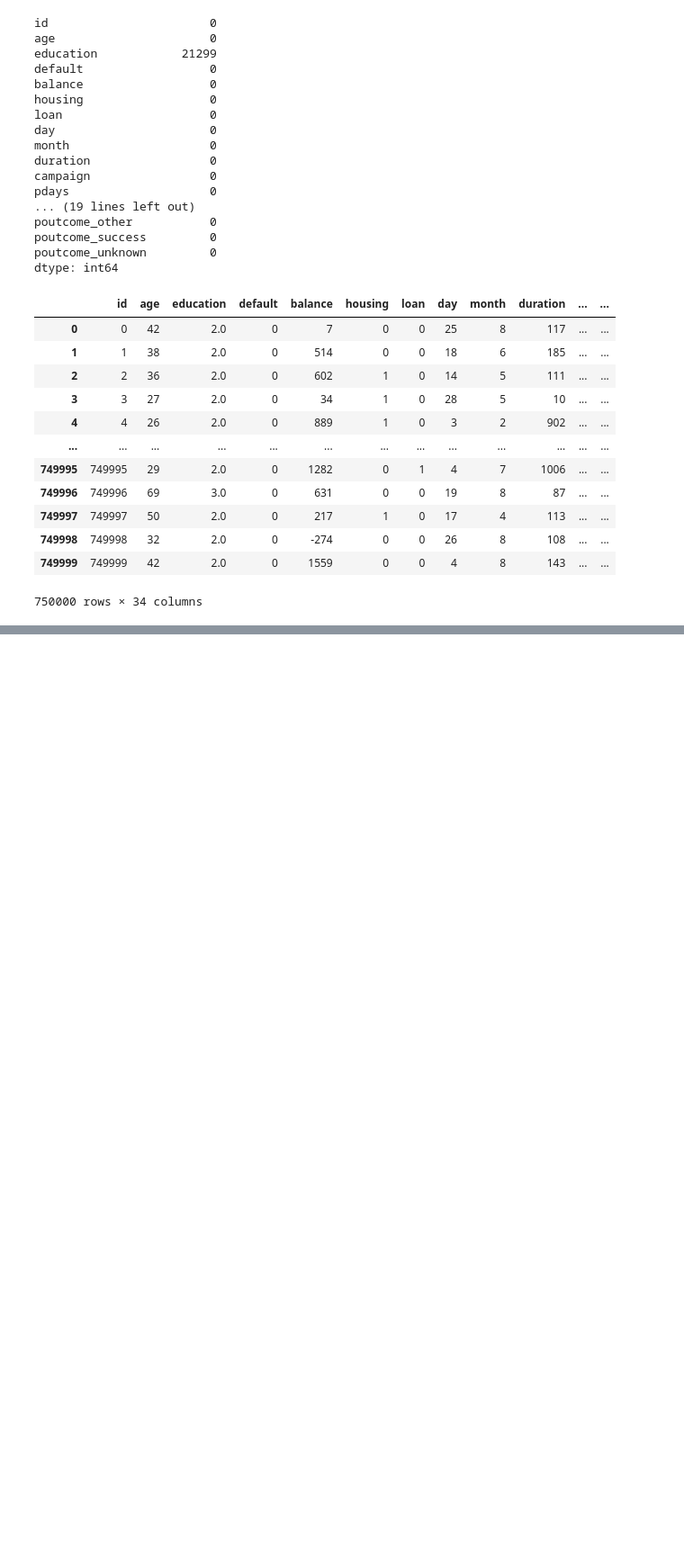
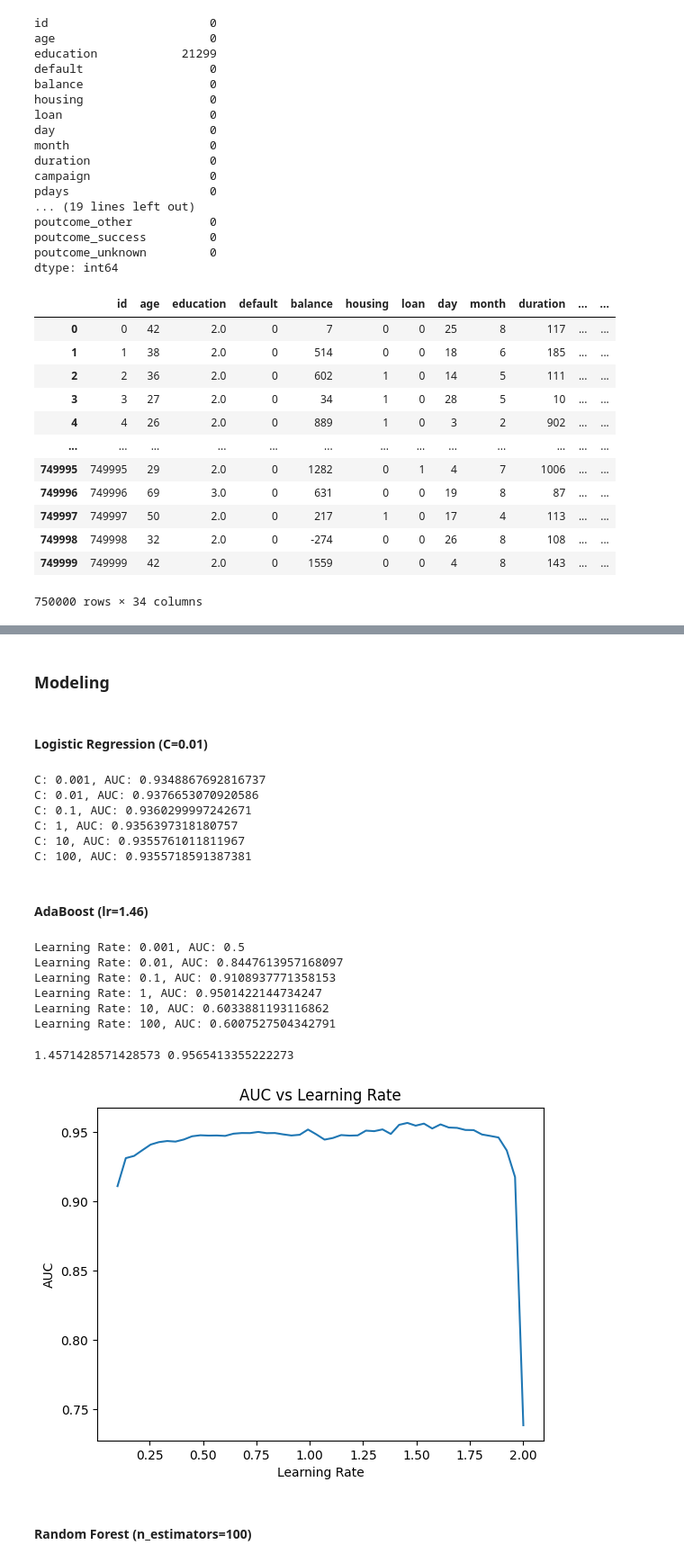
Before and after one commit to Pseudonymous-gdy/Machine-Learning, a Jupyter notebook: Project/Binary Classification with a Bank Dataset/workflow.ipynb, the cells around one changed output, grey strips where cells are left out. Shown: that part at 90% size. Drawn from its saved outputs; the diff is of its cells as text; code cells hidden in the pictures; blank space fills up the shorter version.

```diff
--- a/Project/Binary Classification with a Bank Dataset/workflow.ipynb
+++ b/Project/Binary Classification with a Bank Dataset/workflow.ipynb
@@ -217,4 +217,5 @@ df
 | 749999 | 749999 | 42 | 2.0 | 0 | 1559 | 0 | 0 | 4 | 8 | 143 | ... | ... |
 750000 rows × 34 columns
 # %%
-df = df.sample(n=7000, random_state=42).reset_index(drop=True)
+df = df.sample(n=10000, random_state=3407).reset_index(drop=True)
+df_X, df_y = df.drop(columns=['y']), df['y']
@@ -318,0 +268,66 @@ df_imputed['education'].hist()
+# %% [markdown]
+### Modeling
+# %% [markdown]
+#### Logistic Regression (C=0.01)
+# %%
+from sklearn.linear_model import LogisticRegression
+from sklearn.preprocessing import StandardScaler
+from sklearn.model_selection import train_test_split
+from sklearn.metrics import roc_auc_score
+
+sc = StandardScaler()
+df_X = sc.fit_transform(df_X)
+
+X_train, X_test, y_train, y_test = train_test_split(df_X, df_y, test_size=0.2, random_state=42)
+
+for C in [0.001, 0.01, 0.1, 1, 10, 100]:
+    model = LogisticRegression(C=C, max_iter=10000, random_state=42)
+    model.fit(X_train, y_train)
+    y_pred = model.predict_proba(X_test)[:, 1]
+    auc = roc_auc_score(y_test, y_pred)
+    print(f"C: {C}, AUC: {auc}")
+# %% [output]
+C: 0.001, AUC: 0.9348867692816737
+C: 0.01, AUC: 0.9376653070920586
+C: 0.1, AUC: 0.9360299997242671
+C: 1, AUC: 0.9356397318180757
+C: 10, AUC: 0.9355761011811967
+C: 100, AUC: 0.9355718591387381
+# %% [markdown]
+#### AdaBoost (lr=1.46)
+# %%
+from sklearn.ensemble import AdaBoostClassifier
+
+for lr in [0.001, 0.01, 0.1, 1, 10, 100]:
+    model = AdaBoostClassifier(learning_rate=lr, random_state=42)
+    model.fit(X_train, y_train)
+    y_pred = model.predict_proba(X_test)[:, 1]
+    auc = roc_auc_score(y_test, y_pred)
+    print(f"Learning Rate: {lr}, AUC: {auc}")
+# %% [output]
+Learning Rate: 0.001, AUC: 0.5
+Learning Rate: 0.01, AUC: 0.8447613957168097
+Learning Rate: 0.1, AUC: 0.9108937771358153
+Learning Rate: 1, AUC: 0.9501422144734247
+Learning Rate: 10, AUC: 0.6033881193116862
+Learning Rate: 100, AUC: 0.6007527504342791
+# %%
+Xs = np.linspace(0.1, 2, 50)
+AUCs = []
+for lr in Xs:
+    model = AdaBoostClassifier(learning_rate=lr, random_state=42)
+    model.fit(X_train, y_train)
+    y_pred = model.predict_proba(X_test)[:, 1]
+    auc = roc_auc_score(y_test, y_pred)
+    AUCs.append(auc)
+print(Xs[np.argmax(AUCs)], np.max(AUCs))
+plt.plot(Xs, AUCs)
+plt.xlabel('Learning Rate')
+plt.ylabel('AUC')
+plt.title('AUC vs Learning Rate')
+plt.show()
+# %% [output]
+1.4571428571428573 0.9565413355222273
+[figure, added]
+# %% [markdown]
+#### Random Forest (n_estimators=100)
```
Also changed, not shown: parts of 9 cells of this notebook.
